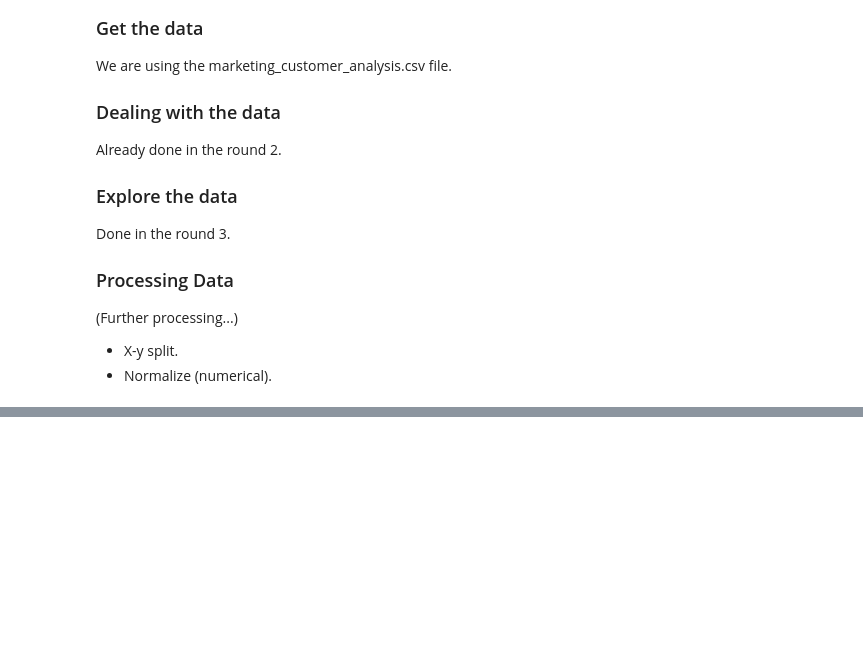
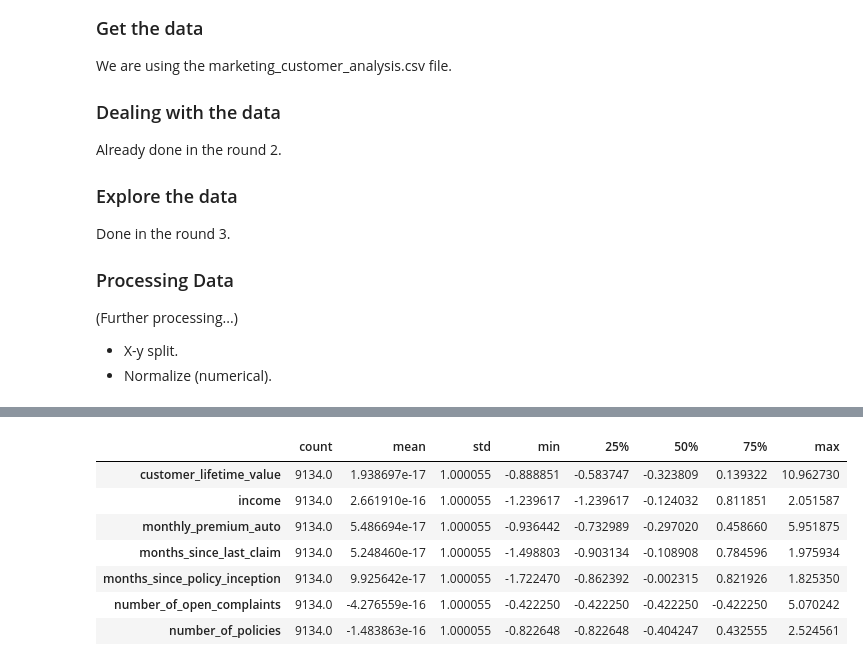
Before and after one commit to NicolasVollmer/lab-customer-analysis-round-2, a Jupyter notebook: Nicolas_Round2-7.ipynb, the cells around one changed output, grey strips where cells are left out. Cells and saved outputs as stored; diff of their text form; code cells hidden in the pictures; blank space fills up the shorter version.

```diff
--- a/Nicolas_Round2-7.ipynb
+++ b/Nicolas_Round2-7.ipynb
@@ -817,0 +755,6 @@ It's time to put it all together. Remember the previous rounds and follow the st
+# %%
+Standardtransformer = StandardScaler().fit(X_num)
+X_standardized = Standardtransformer.transform(X_num)
+print(X_standardized.shape)
+X_standardized = pd.DataFrame(X_standardized,columns=X_num.columns)
+X_standardized.head()
@@ -817,0 +769,11 @@ It's time to put it all together. Remember the previous rounds and follow the st
+# %%
+X_standardized.describe().T
+# %% [output]
+|  | count | mean | std | min | 25% | 50% | 75% | max |
+| customer_lifetime_value | 9134.0 | 1.938697e-17 | 1.000055 | -0.888851 | -0.583747 | -0.323809 | 0.139322 | 10.962730 |
+| income | 9134.0 | 2.661910e-16 | 1.000055 | -1.239617 | -1.239617 | -0.124032 | 0.811851 | 2.051587 |
+| monthly_premium_auto | 9134.0 | 5.486694e-17 | 1.000055 | -0.936442 | -0.732989 | -0.297020 | 0.458660 | 5.951875 |
+| months_since_last_claim | 9134.0 | 5.248460e-17 | 1.000055 | -1.498803 | -0.903134 | -0.108908 | 0.784596 | 1.975934 |
+| months_since_policy_inception | 9134.0 | 9.925642e-17 | 1.000055 | -1.722470 | -0.862392 | -0.002315 | 0.821926 | 1.825350 |
+| number_of_open_complaints | 9134.0 | -4.276559e-16 | 1.000055 | -0.422250 | -0.422250 | -0.422250 | -0.422250 | 5.070242 |
+| number_of_policies | 9134.0 | -1.483863e-16 | 1.000055 | -0.822648 | -0.822648 | -0.404247 | 0.432555 | 2.524561 |
```
Also changed, not shown: parts of 46 cells of this notebook.
